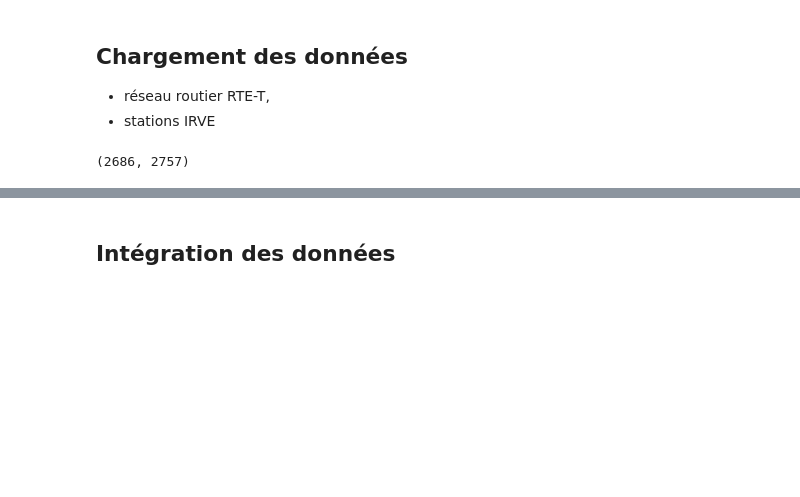
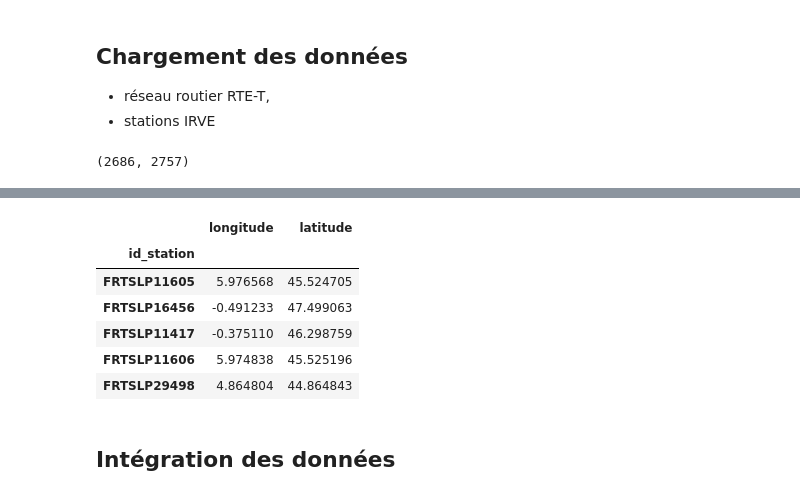
Before and after one commit to loco-labs/qualicharge-rtet, a Jupyter notebook: notebooks/afir_qualicharge.ipynb, the cells around one changed output, grey strips where cells are left out. Cells and saved outputs as stored; diff of their text form; code cells hidden in the pictures; blank space fills up the shorter version.

```diff
--- a/notebooks/afir_qualicharge.ipynb
+++ b/notebooks/afir_qualicharge.ipynb
@@ -67,4 +91,14 @@ stations[stations.operateur=='Tesla']
 205 rows × 8 columns
+# %%
+data_merge.set_index('id_station').loc[['FRTSLP11605', 'FRTSLP16456', 'FRTSLP11417', 'FRTSLP11606', 'FRTSLP29498'],['longitude', 'latitude']]
+# %% [output]
+|  | longitude | latitude |
+| id_station |  |  |
+| FRTSLP11605 | 5.976568 | 45.524705 |
+| FRTSLP16456 | -0.491233 | 47.499063 |
+| FRTSLP11417 | -0.375110 | 46.298759 |
+| FRTSLP11606 | 5.974838 | 45.525196 |
+| FRTSLP29498 | 4.864804 | 44.864843 |
 # %% [markdown]
 ## Intégration des données
 # %% [markdown]
```
Also changed, not shown: parts of 10 cells of this notebook, 2 other files.
